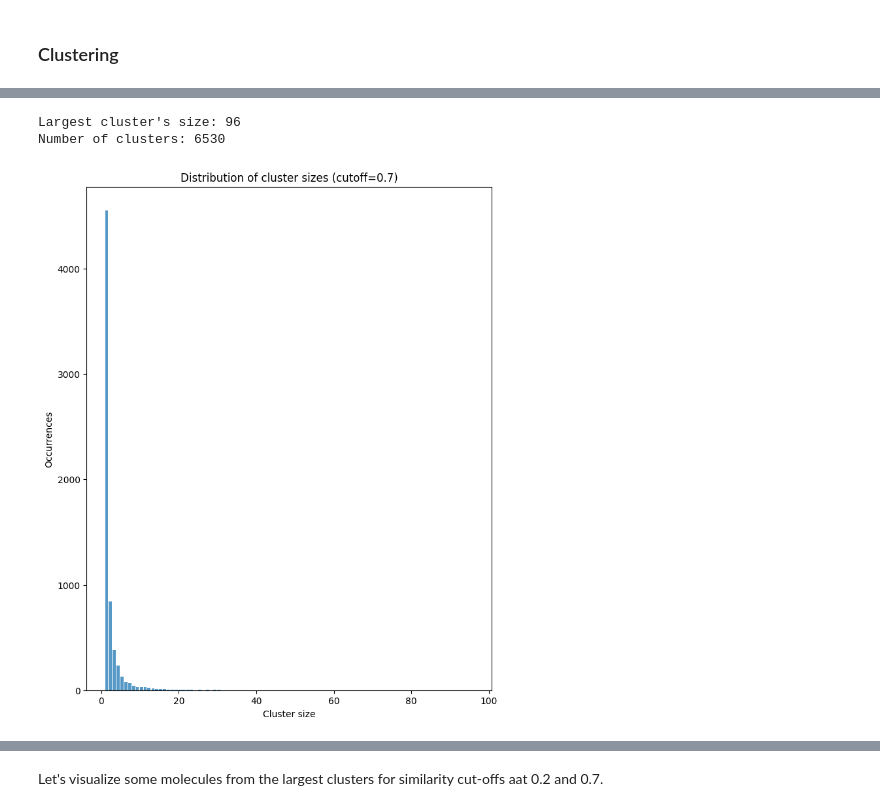
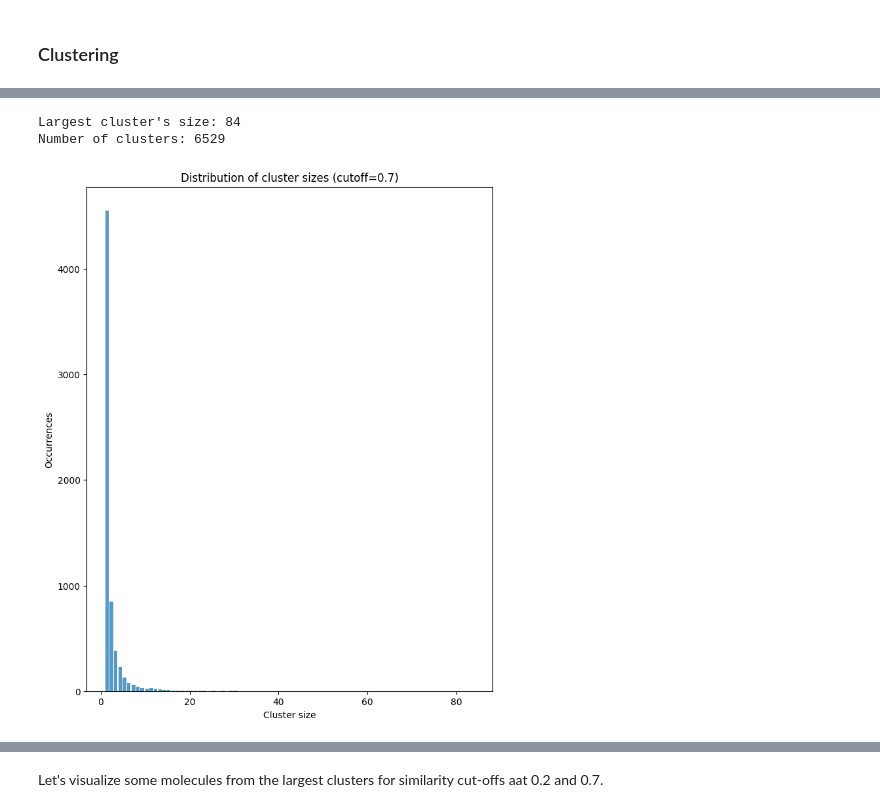
Before and after one commit to djoy4stem/caismd_qsar_2024, a Jupyter notebook: notebooks/caismd_dd2_data_processing.ipynb, the cells around one changed output, grey strips where cells are left out. Drawn from its saved outputs; the diff is of its cells as text; code cells hidden in the pictures.

```diff
--- a/notebooks/caismd_dd2_data_processing.ipynb
+++ b/notebooks/caismd_dd2_data_processing.ipynb
@@ -504,16 +504,16 @@ Wall time: 3.07 s
 # %%
 %%time
 sim_cutoff=0.7
-# clusters_3 = cluster_splitter.cluster_molecules(molecules=molecules_list, count_bits=True, sim_cutoff=sim_cutoff)
-# utilities.save_to_pkl(clusters_3, f"{DATASET_DIR}/butina_taylor_cluster_morgan_simcutoff_07.pkl")
-clusters_3 = utilities.get_from_pkl(f"{DATASET_DIR}/butina_taylor_cluster_morgan_simcutoff_07.pkl")
+clusters_3 = cluster_splitter.cluster_molecules(molecules=molecules_list, count_bits=True, sim_cutoff=sim_cutoff)
+utilities.save_to_pkl(clusters_3, f"{DATASET_DIR}/butina_taylor_cluster_morgan_simcutoff_07.pkl")
+# clusters_3 = utilities.get_from_pkl(f"{DATASET_DIR}/butina_taylor_cluster_morgan_simcutoff_07.pkl")
 cluster_sizes_3 = [len(cluster) for cluster in clusters_3]
 print(f"Largest cluster's size: {cluster_sizes_3[0]}")
 print(f"Number of clusters: {len(clusters_3)}")
 visualization.plot_value_distribution(cluster_sizes_3, xlabel="Cluster size", ylabel='Occurrences'
                                         , figsize=(8,10), bar_width=0.8, title=f"Distribution of cluster sizes (cutoff={sim_cutoff})"
                                         , fig_pathname = f"{ROOT_DIR}/figs/distribution_of_cluster_size_07.jpg")
 # %% [output]
-Largest cluster's size: 96
-Number of clusters: 6530
+Largest cluster's size: 84
+Number of clusters: 6529
-[figure, old version]
+[figure, new version]
```
Also changed, not shown: parts of 13 cells of this notebook, 2 other files.
